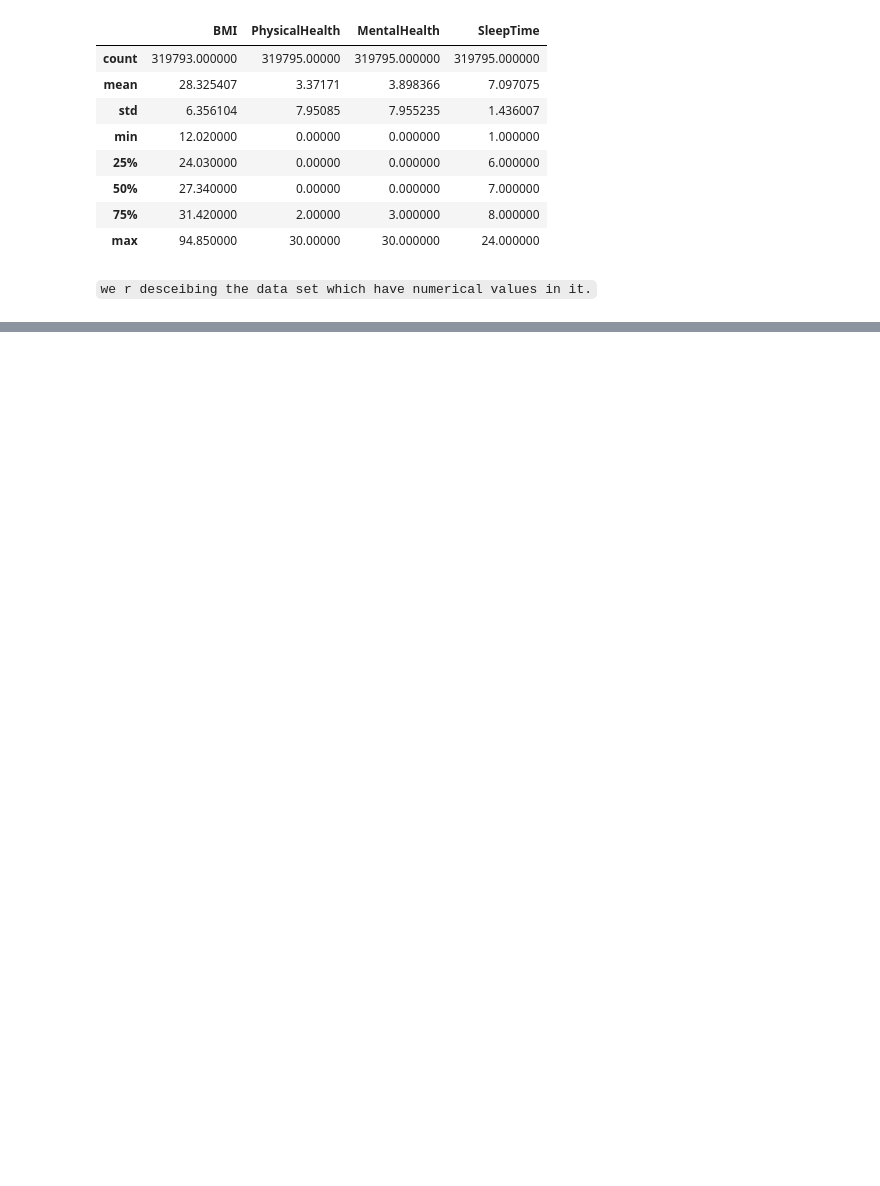
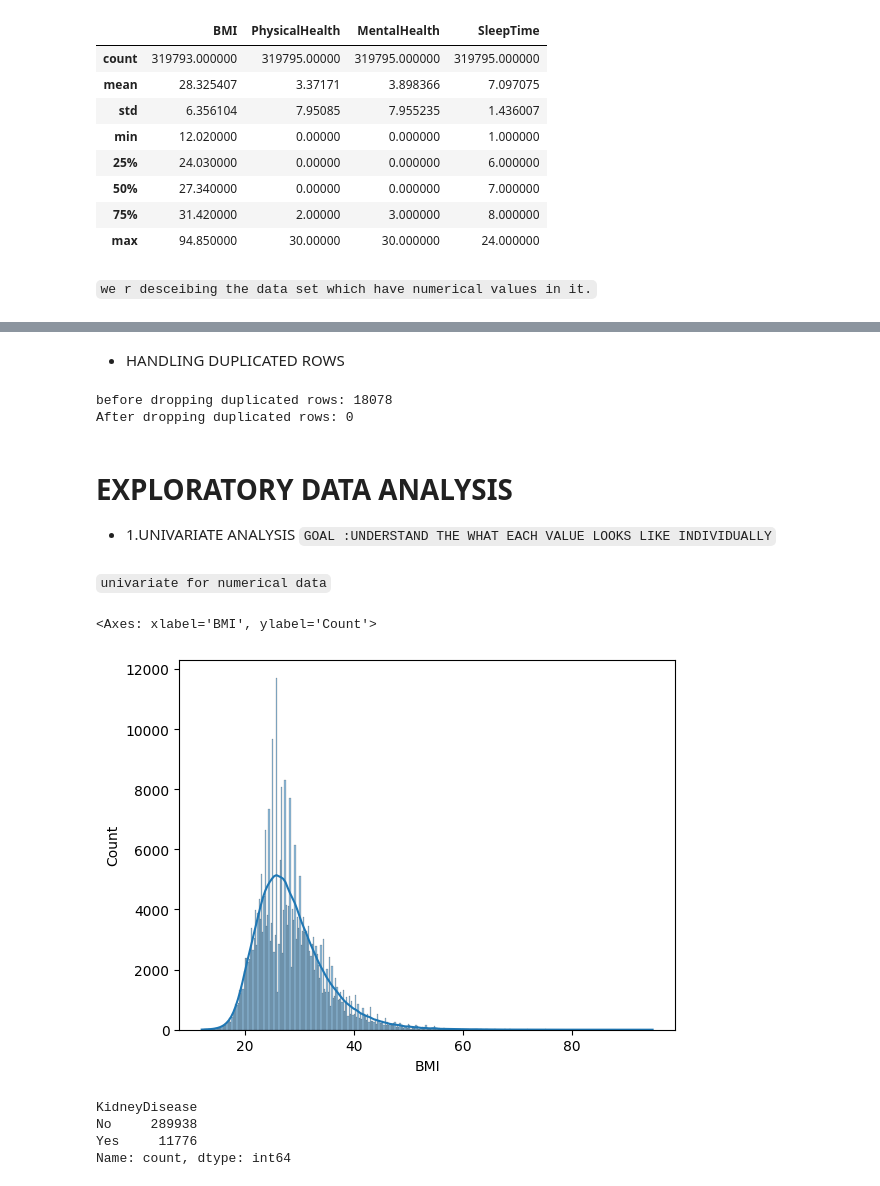
Before and after one commit to SrinadhuChaitanya/ML-Projects, a Jupyter notebook: logistic_regression/notebooks/logistic_regression.ipynb, the cells around one changed output, grey strips where cells are left out. Saved outputs shown, nothing was run; the diff lists cells and outputs as text; code cells hidden in the pictures; blank space fills up the shorter version.

```diff
--- a/logistic_regression/notebooks/logistic_regression.ipynb
+++ b/logistic_regression/notebooks/logistic_regression.ipynb
@@ -72,0 +161,4 @@ print("before dropping duplicates ", df   )
+# %%
+df = df.dropna()
+
+df.isna().sum()
@@ -72,0 +185,27 @@ print("before dropping duplicates ", df   )
+# %% [markdown]
+- HANDLING DUPLICATED ROWS
+# %%
+print("before dropping duplicated rows:",df.duplicated().sum())
+df.drop_duplicates(inplace=True)
+print("After dropping duplicated rows:",df.duplicated().sum())
+# %% [output]
+before dropping duplicated rows: 18078
+After dropping duplicated rows: 0
+# %% [markdown]
+# EXPLORATORY DATA ANALYSIS
+ - 1.UNIVARIATE ANALYSIS
+ `GOAL :UNDERSTAND THE WHAT EACH VALUE LOOKS LIKE INDIVIDUALLY`
+# %% [markdown]
+`univariate for numerical data`
+# %%
+sns.histplot(df["BMI"],kde=True)
+# %% [output]
+<Axes: xlabel='BMI', ylabel='Count'>
+[figure, added]
+# %%
+df["KidneyDisease"].value_counts()
+# %% [output]
+KidneyDisease
+No     289938
+Yes     11776
+Name: count, dtype: int64
```
Also changed, not shown: parts of 21 cells of this notebook.
